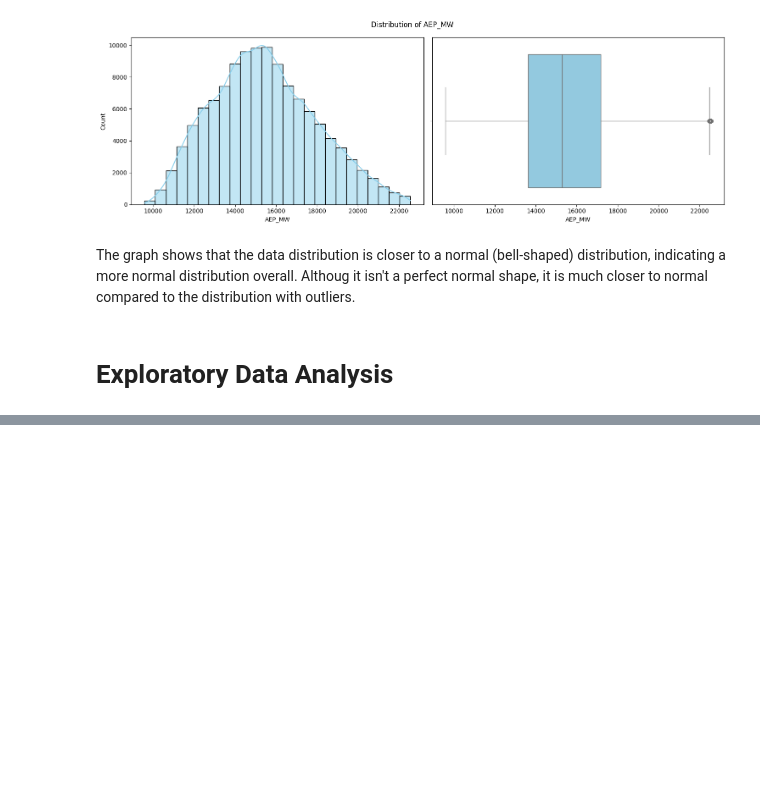
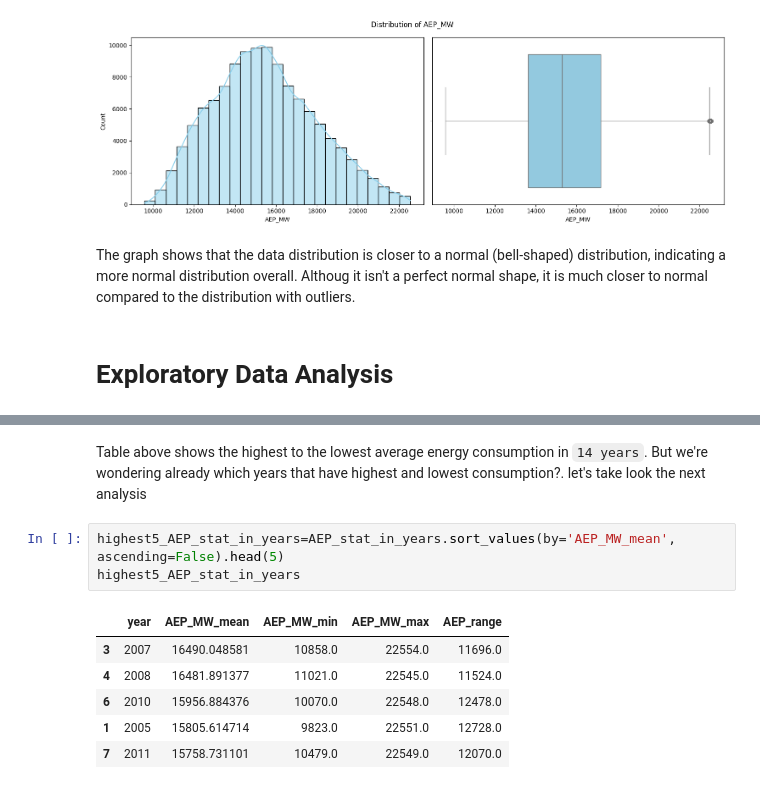
Before and after one commit to sayid-alt/AEP-Hourly-Energy-Consumption-Prediction, a Jupyter notebook: Analysis_AEP_Hourly_Energy_Consumption.ipynb, the cells around one changed output, grey strips where cells are left out. Saved outputs shown, nothing was run; the diff lists cells and outputs as text; blank space fills up the shorter version.

```diff
--- a/Analysis_AEP_Hourly_Energy_Consumption.ipynb
+++ b/Analysis_AEP_Hourly_Energy_Consumption.ipynb
@@ -299,0 +361,12 @@ AEP_hourly.describe()
+# %% [markdown]
+Table above shows the highest to the lowest average energy consumption in `14 years`. But we're wondering already which years that have highest and lowest consumption?. let's take look the next analysis
+# %%
+highest5_AEP_stat_in_years=AEP_stat_in_years.sort_values(by='AEP_MW_mean', ascending=False).head(5)
+highest5_AEP_stat_in_years
+# %% [output]
+|  | year | AEP_MW_mean | AEP_MW_min | AEP_MW_max | AEP_range |
+| 3 | 2007 | 16490.048581 | 10858.0 | 22554.0 | 11696.0 |
+| 4 | 2008 | 16481.891377 | 11021.0 | 22545.0 | 11524.0 |
+| 6 | 2010 | 15956.884376 | 10070.0 | 22548.0 | 12478.0 |
+| 1 | 2005 | 15805.614714 | 9823.0 | 22551.0 | 12728.0 |
+| 7 | 2011 | 15758.731101 | 10479.0 | 22549.0 | 12070.0 |
```
Also changed, not shown: parts of 20 cells of this notebook.
